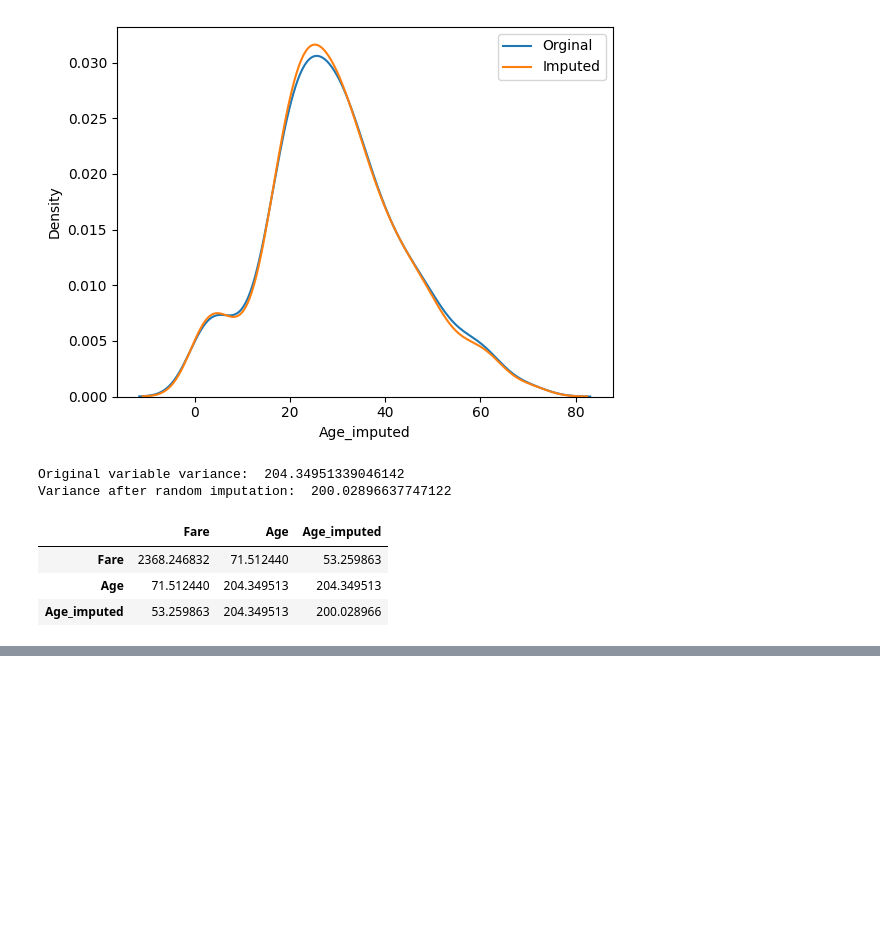
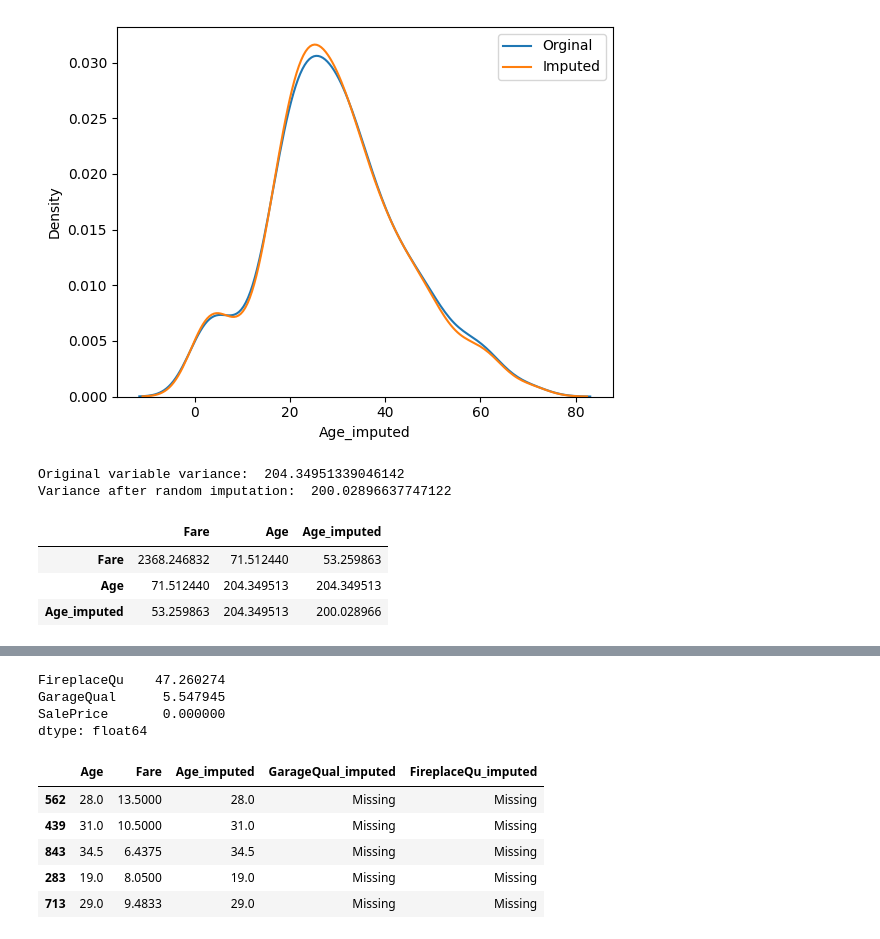
Before and after one commit to amitmishra-cs/100-Days_ML_DL, a Jupyter notebook: 31-missing indicater/random simple impu.ipynb, the cells around one changed output, grey strips where cells are left out. Drawn from its saved outputs; the diff is of its cells as text; code cells hidden in the pictures; blank space fills up the shorter version.

Commit message:
missing

```diff
--- a/31-missing indicater/random simple impu.ipynb
+++ b/31-missing indicater/random simple impu.ipynb
@@ -160,0 +181,7 @@ X_train[['Fare', 'Age', 'Age_imputed']].cov()
+# %%
+data.isnull().mean() *100
+# %% [output]
+FireplaceQu    47.260274
+GarageQual      5.547945
+SalePrice       0.000000
+dtype: float64
@@ -160,0 +199,6 @@ X_train[['Fare', 'Age', 'Age_imputed']].cov()
+# %%
+X_train['GarageQual_imputed'] = X_train.get('GarageQual', 'Missing')
+X_test['GarageQual_imputed'] = X_test.get('GarageQual', 'Missing')
+
+X_train['FireplaceQu_imputed'] = X_train.get('FireplaceQu', 'Missing')
+X_test['FireplaceQu_imputed'] = X_test.get('FireplaceQu', 'Missing')
@@ -160,0 +211,9 @@ X_train[['Fare', 'Age', 'Age_imputed']].cov()
+# %%
+X_train.sample(5)
+# %% [output]
+|  | Age | Fare | Age_imputed | GarageQual_imputed | FireplaceQu_imputed |
+| 562 | 28.0 | 13.5000 | 28.0 | Missing | Missing |
+| 439 | 31.0 | 10.5000 | 31.0 | Missing | Missing |
+| 843 | 34.5 | 6.4375 | 34.5 | Missing | Missing |
+| 283 | 19.0 | 8.0500 | 19.0 | Missing | Missing |
+| 713 | 29.0 | 9.4833 | 29.0 | Missing | Missing |
```
Also changed, not shown: parts of 9 cells of this notebook, 1 other file.
